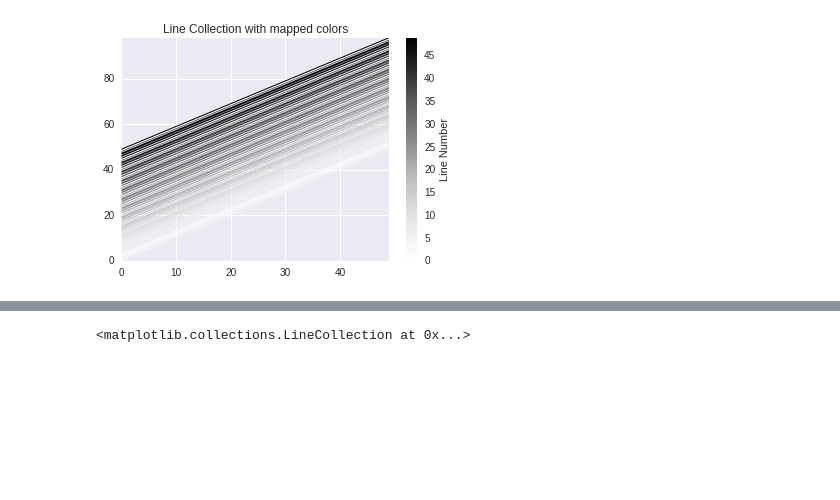
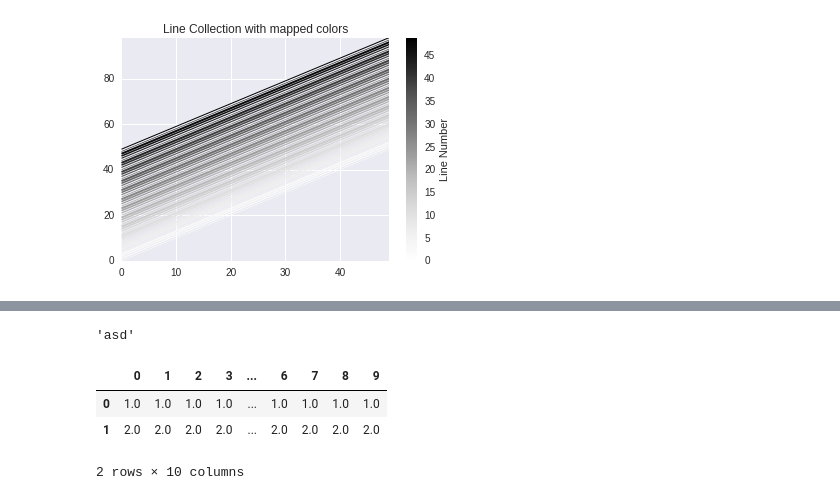
Before and after one commit to crowddynamics/crowddynamics, a Jupyter notebook: documentation/notebooks/scratch.ipynb, the cells around one changed output, grey strips where cells are left out. Saved outputs shown, nothing was run; the diff lists cells and outputs as text; code cells hidden in the pictures; blank space fills up the shorter version.

Commit message:
path

```diff
--- a/documentation/notebooks/scratch.ipynb
+++ b/documentation/notebooks/scratch.ipynb
@@ -219,4 +201,0 @@ LineCollection([((0, 1), (1, 2))])
-# %%
-LineCollection(linear_params)
-# %% [output]
-<matplotlib.collections.LineCollection at 0x...>
@@ -222,0 +204,7 @@ LineCollection(linear_params)
+# %%
+os.path.join("asd", *())
+# %% [output]
+'asd'
+# %%
+a = pd.DataFrame(np.ones(10).reshape(1, 10))
+b = pd.DataFrame(2 * np.ones(10).reshape(1, 10))
@@ -222,0 +213,7 @@ LineCollection(linear_params)
+# %%
+pd.concat((a, b), ignore_index=True)
+# %% [output]
+|  | 0 | 1 | 2 | 3 | ... | 6 | 7 | 8 | 9 |
+| 0 | 1.0 | 1.0 | 1.0 | 1.0 | ... | 1.0 | 1.0 | 1.0 | 1.0 |
+| 1 | 2.0 | 2.0 | 2.0 | 2.0 | ... | 2.0 | 2.0 | 2.0 | 2.0 |
+2 rows × 10 columns
```
Also changed, not shown: parts of 25 cells of this notebook, 12 other files.
